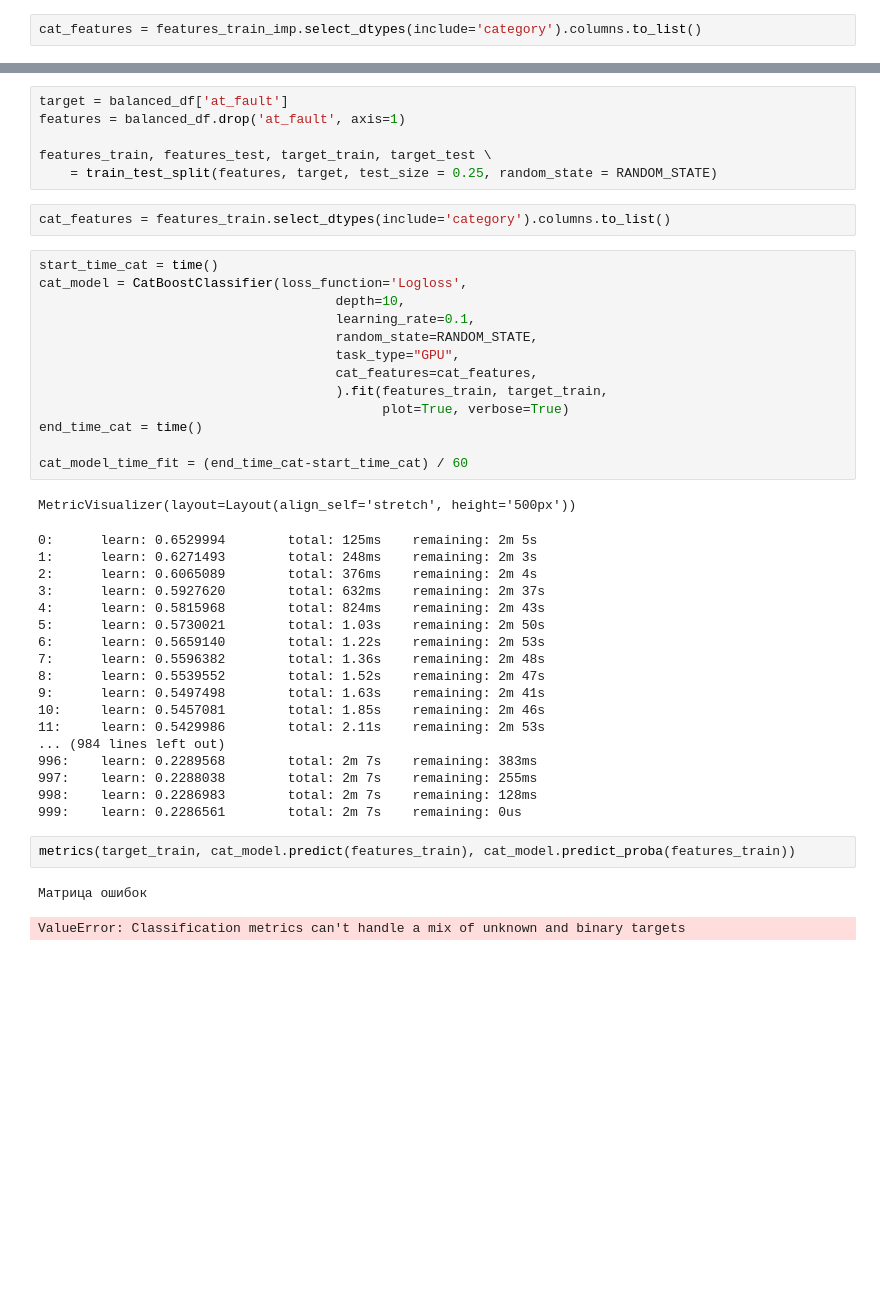
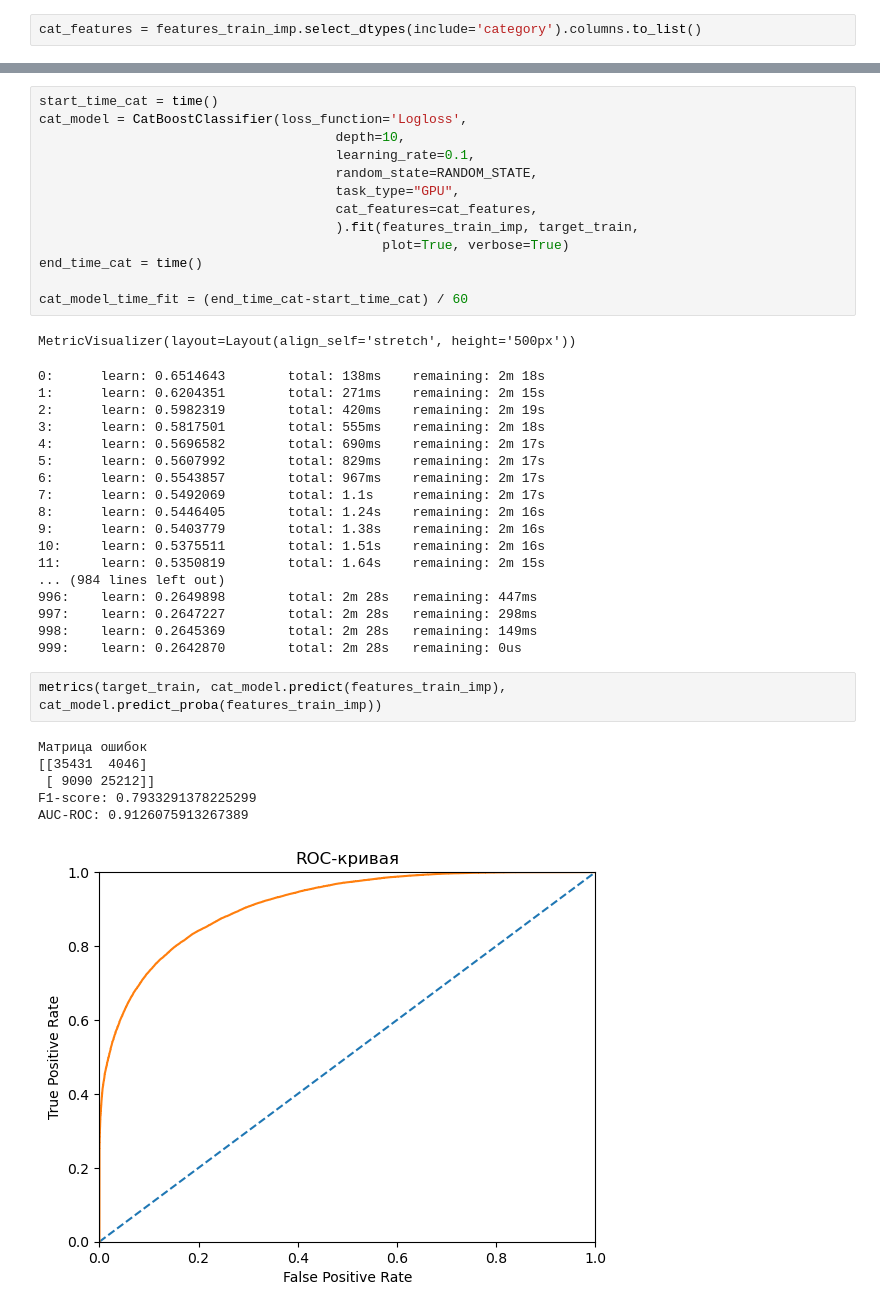
Before and after one commit to SergeyDolin/Road-Accident, a Jupyter notebook: RoadАccident.ipynb, the cells around one changed output, grey strips where cells are left out. Cells and saved outputs as stored; diff of their text form; blank space fills up the shorter version.

```diff
--- a/RoadАccident.ipynb
+++ b/RoadАccident.ipynb
@@ -1538,11 +1479,3 @@ balanced_df
-# %%
-target = balanced_df['at_fault']
-features = balanced_df.drop('at_fault', axis=1)
-
-features_train, features_test, target_train, target_test \
-    = train_test_split(features, target, test_size = 0.25, random_state = RANDOM_STATE)
-# %%
-cat_features = features_train.select_dtypes(include='category').columns.to_list()
 # %%
 start_time_cat = time()
 cat_model = CatBoostClassifier(loss_function='Logloss',
@@ -1551,32 +1484,36 @@ cat_model = CatBoostClassifier(loss_function='Logloss',
                                       random_state=RANDOM_STATE,
                                       task_type="GPU",
                                       cat_features=cat_features,
-                                      ).fit(features_train, target_train,
+                                      ).fit(features_train_imp, target_train,
                                             plot=True, verbose=True)
 end_time_cat = time()
 
 cat_model_time_fit = (end_time_cat-start_time_cat) / 60
 # %% [output]
 MetricVisualizer(layout=Layout(align_self='stretch', height='500px'))
-0:      learn: 0.6529994        total: 125ms    remaining: 2m 5s
-1:      learn: 0.6271493        total: 248ms    remaining: 2m 3s
-2:      learn: 0.6065089        total: 376ms    remaining: 2m 4s
-3:      learn: 0.5927620        total: 632ms    remaining: 2m 37s
-4:      learn: 0.5815968        total: 824ms    remaining: 2m 43s
-5:      learn: 0.5730021        total: 1.03s    remaining: 2m 50s
-6:      learn: 0.5659140        total: 1.22s    remaining: 2m 53s
-7:      learn: 0.5596382        total: 1.36s    remaining: 2m 48s
-8:      learn: 0.5539552        total: 1.52s    remaining: 2m 47s
-9:      learn: 0.5497498        total: 1.63s    remaining: 2m 41s
-10:     learn: 0.5457081        total: 1.85s    remaining: 2m 46s
-11:     learn: 0.5429986        total: 2.11s    remaining: 2m 53s
+0:      learn: 0.6514643        total: 138ms    remaining: 2m 18s
+1:      learn: 0.6204351        total: 271ms    remaining: 2m 15s
+2:      learn: 0.5982319        total: 420ms    remaining: 2m 19s
+3:      learn: 0.5817501        total: 555ms    remaining: 2m 18s
+4:      learn: 0.5696582        total: 690ms    remaining: 2m 17s
+5:      learn: 0.5607992        total: 829ms    remaining: 2m 17s
+6:      learn: 0.5543857        total: 967ms    remaining: 2m 17s
+7:      learn: 0.5492069        total: 1.1s     remaining: 2m 17s
+8:      learn: 0.5446405        total: 1.24s    remaining: 2m 16s
+9:      learn: 0.5403779        total: 1.38s    remaining: 2m 16s
+10:     learn: 0.5375511        total: 1.51s    remaining: 2m 16s
+11:     learn: 0.5350819        total: 1.64s    remaining: 2m 15s
 ... (984 lines left out)
-996:    learn: 0.2289568        total: 2m 7s    remaining: 383ms
-997:    learn: 0.2288038        total: 2m 7s    remaining: 255ms
-998:    learn: 0.2286983        total: 2m 7s    remaining: 128ms
-999:    learn: 0.2286561        total: 2m 7s    remaining: 0us
+996:    learn: 0.2649898        total: 2m 28s   remaining: 447ms
+997:    learn: 0.2647227        total: 2m 28s   remaining: 298ms
+998:    learn: 0.2645369        total: 2m 28s   remaining: 149ms
+999:    learn: 0.2642870        total: 2m 28s   remaining: 0us
 # %%
-metrics(target_train, cat_model.predict(features_train), cat_model.predict_proba(features_train))
+metrics(target_train, cat_model.predict(features_train_imp), cat_model.predict_proba(features_train_imp))
 # %% [output]
 Матрица ошибок
+[[35431  4046]
+ [ 9090 25212]]
+F1-score: 0.7933291378225299
+AUC-ROC: 0.9126075913267389
-ValueError: Classification metrics can't handle a mix of unknown and binary targets
+[figure, added]
```
Also changed, not shown: parts of 46 cells of this notebook.
